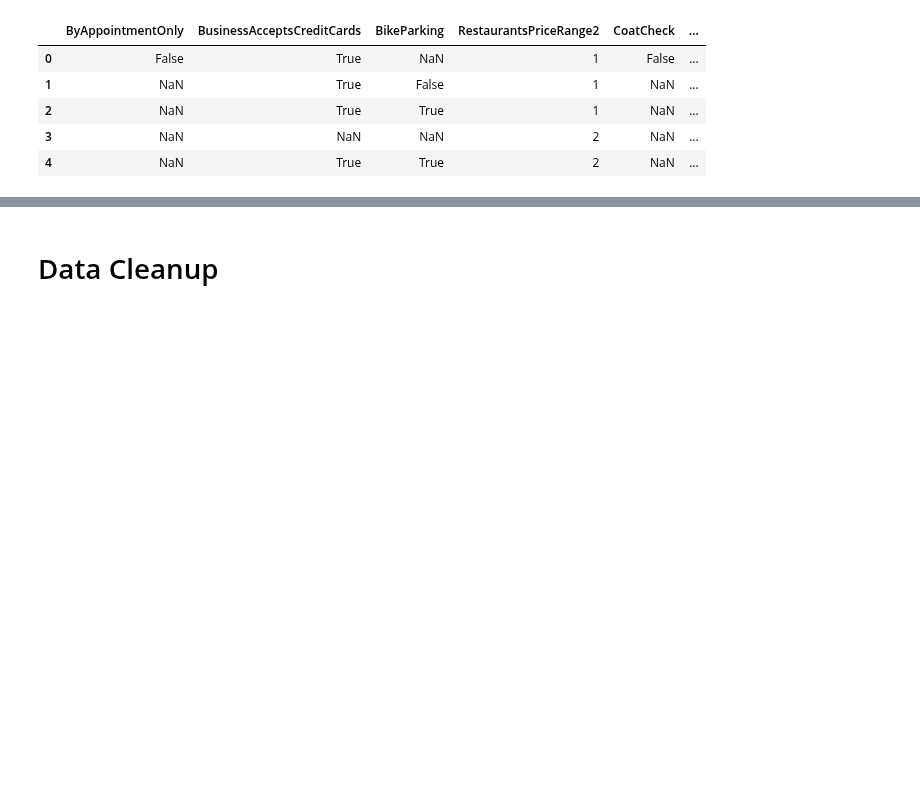
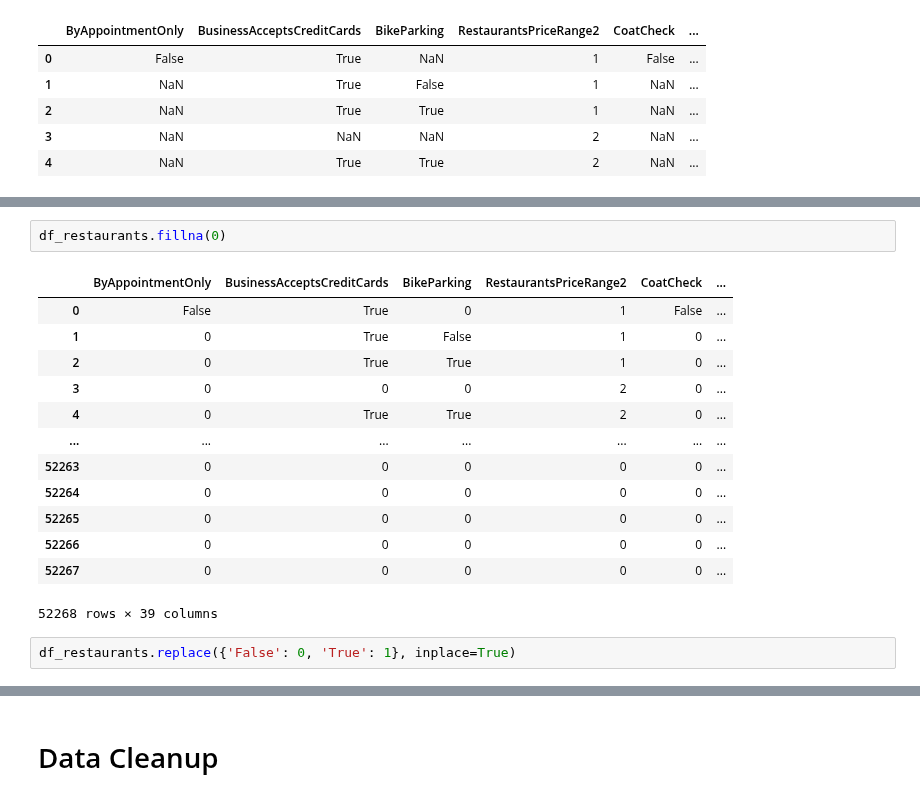
Before and after one commit to jmohsbeck1/jpmc_mle, a Jupyter notebook: Copy_of_JMCopy_of_DataDazzlers_DineOracle.ipynb, the cells around one changed output, grey strips where cells are left out. Drawn from its saved outputs; the diff is of its cells as text; blank space fills up the shorter version.

```diff
--- a/Copy_of_JMCopy_of_DataDazzlers_DineOracle.ipynb
+++ b/Copy_of_JMCopy_of_DataDazzlers_DineOracle.ipynb
@@ -725,0 +746,18 @@ df_restaurants.head()
+# %%
+df_restaurants.fillna(0)
+# %% [output]
+|  | ByAppointmentOnly | BusinessAcceptsCreditCards | BikeParking | RestaurantsPriceRange2 | CoatCheck | ... |
+| 0 | False | True | 0 | 1 | False | ... |
+| 1 | 0 | True | False | 1 | 0 | ... |
+| 2 | 0 | True | True | 1 | 0 | ... |
+| 3 | 0 | 0 | 0 | 2 | 0 | ... |
+| 4 | 0 | True | True | 2 | 0 | ... |
+| ... | ... | ... | ... | ... | ... | ... |
+| 52263 | 0 | 0 | 0 | 0 | 0 | ... |
+| 52264 | 0 | 0 | 0 | 0 | 0 | ... |
+| 52265 | 0 | 0 | 0 | 0 | 0 | ... |
+| 52266 | 0 | 0 | 0 | 0 | 0 | ... |
+| 52267 | 0 | 0 | 0 | 0 | 0 | ... |
+52268 rows × 39 columns
+# %%
+df_restaurants.replace({'False': 0, 'True': 1}, inplace=True)
```
Also changed, not shown: parts of 3 cells of this notebook.
